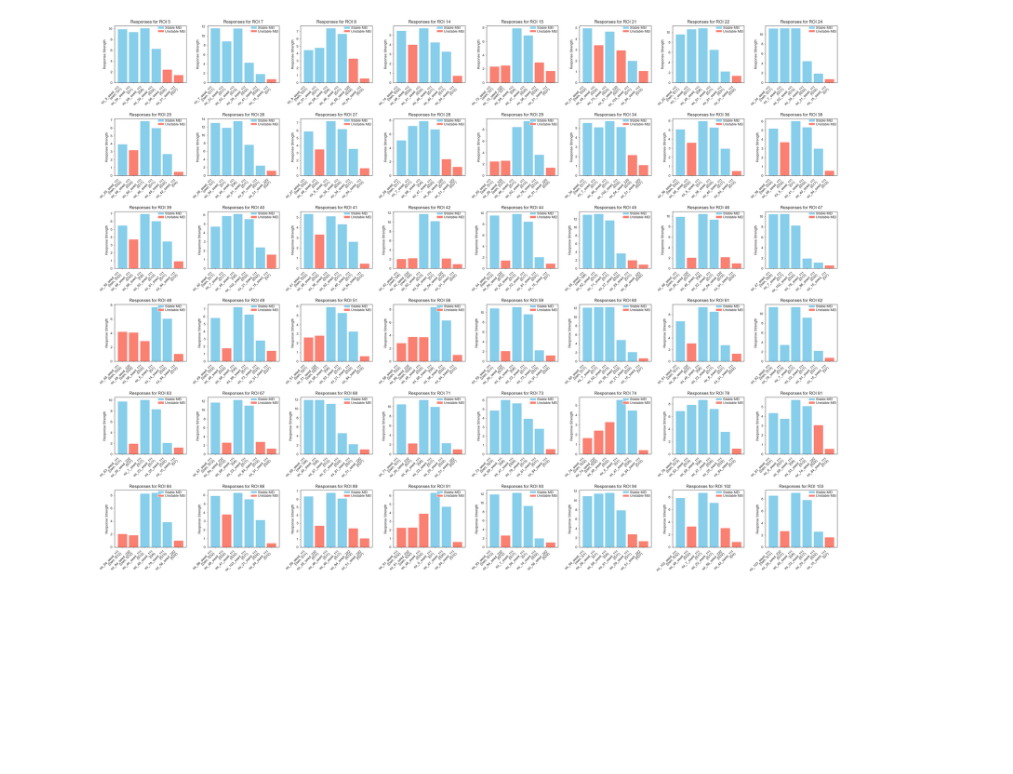
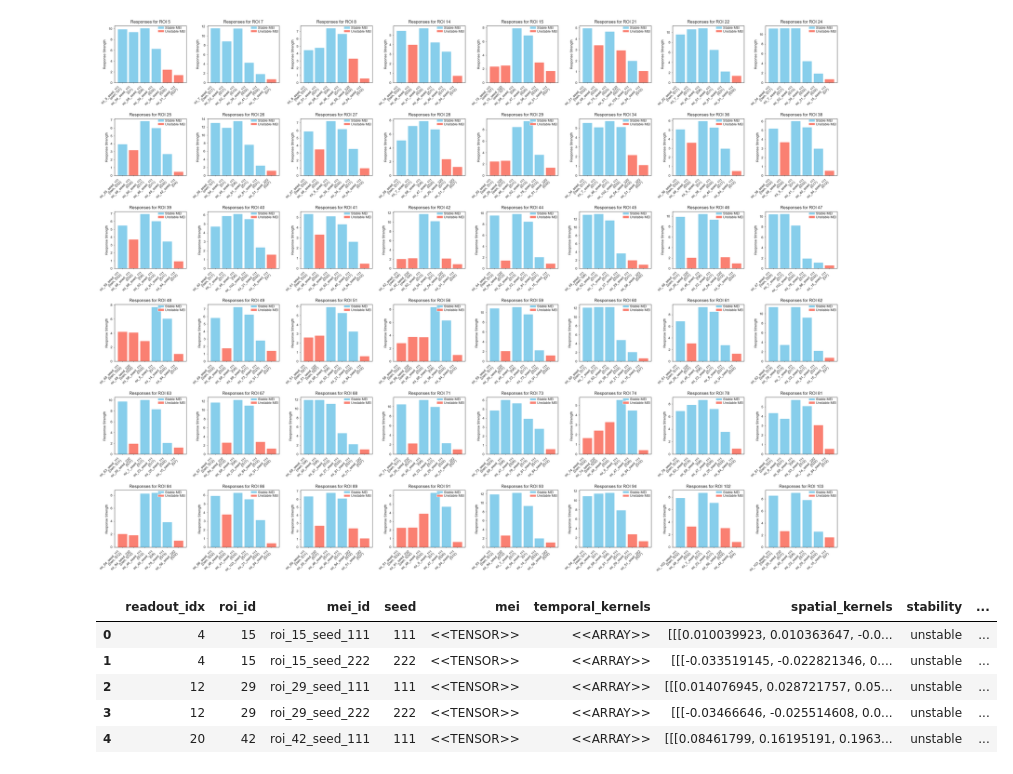
Before and after one commit to SamuelSuhai/model_in_the_loop, a Jupyter notebook: thesis/code/validate_online_meis/plot_mei_order_selection.ipynb, the cells around one changed output. Drawn from its saved outputs; the diff is of its cells as text; code cells hidden in the pictures; blank space fills up the shorter version.

```diff
--- a/thesis/code/validate_online_meis/plot_mei_order_selection.ipynb
+++ b/thesis/code/validate_online_meis/plot_mei_order_selection.ipynb
@@ -134,3 +134,12 @@ All responses [8.505419731140137, 2.638584613800049, 9.00613784790039, 7.8186454
 all celltypes [11, 11, 8, 17, 32, 7]
 all meis ['roi_103_seed_111', 'roi_29_seed_222', 'roi_45_seed_111', 'roi_22_seed_111', 'roi_25_seed_111', 'roi_15_seed_111']
 [figure]
+# %%
+mei_data_container_debug.head()
+# %% [output]
+|  | readout_idx | roi_id | mei_id | seed | mei | temporal_kernels | spatial_kernels | stability | ... |
+| 0 | 4 | 15 | roi_15_seed_111 | 111 | <<TENSOR>> | <<ARRAY>> | [[[0.010039923, 0.010363647, -0.0... | unstable | ... |
+| 1 | 4 | 15 | roi_15_seed_222 | 222 | <<TENSOR>> | <<ARRAY>> | [[[-0.033519145, -0.022821346, 0.... | unstable | ... |
+| 2 | 12 | 29 | roi_29_seed_111 | 111 | <<TENSOR>> | <<ARRAY>> | [[[0.014076945, 0.028721757, 0.05... | unstable | ... |
+| 3 | 12 | 29 | roi_29_seed_222 | 222 | <<TENSOR>> | <<ARRAY>> | [[[-0.03466646, -0.025514608, 0.0... | unstable | ... |
+| 4 | 20 | 42 | roi_42_seed_111 | 111 | <<TENSOR>> | <<ARRAY>> | [[[0.08461799, 0.16195191, 0.1963... | unstable | ... |
```
Also changed, not shown: 10 other files.
